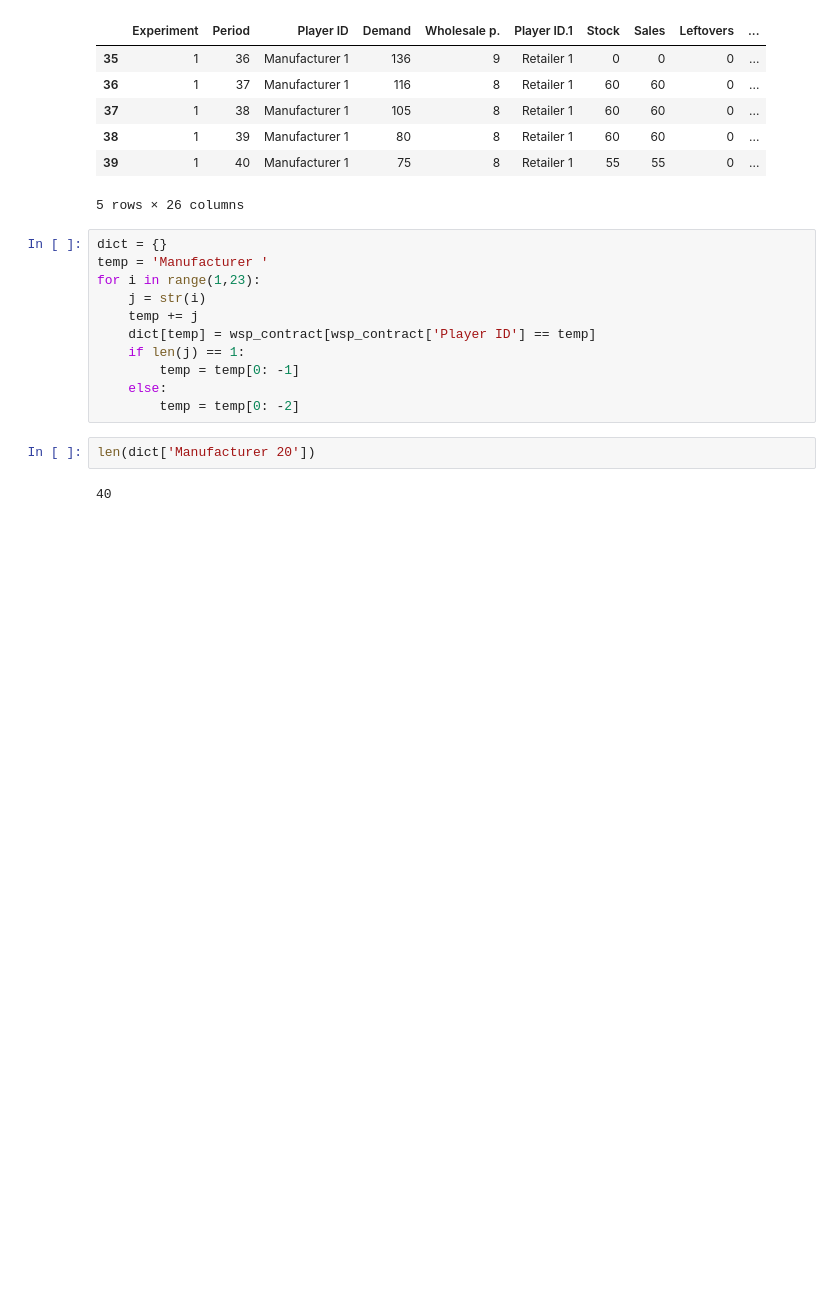
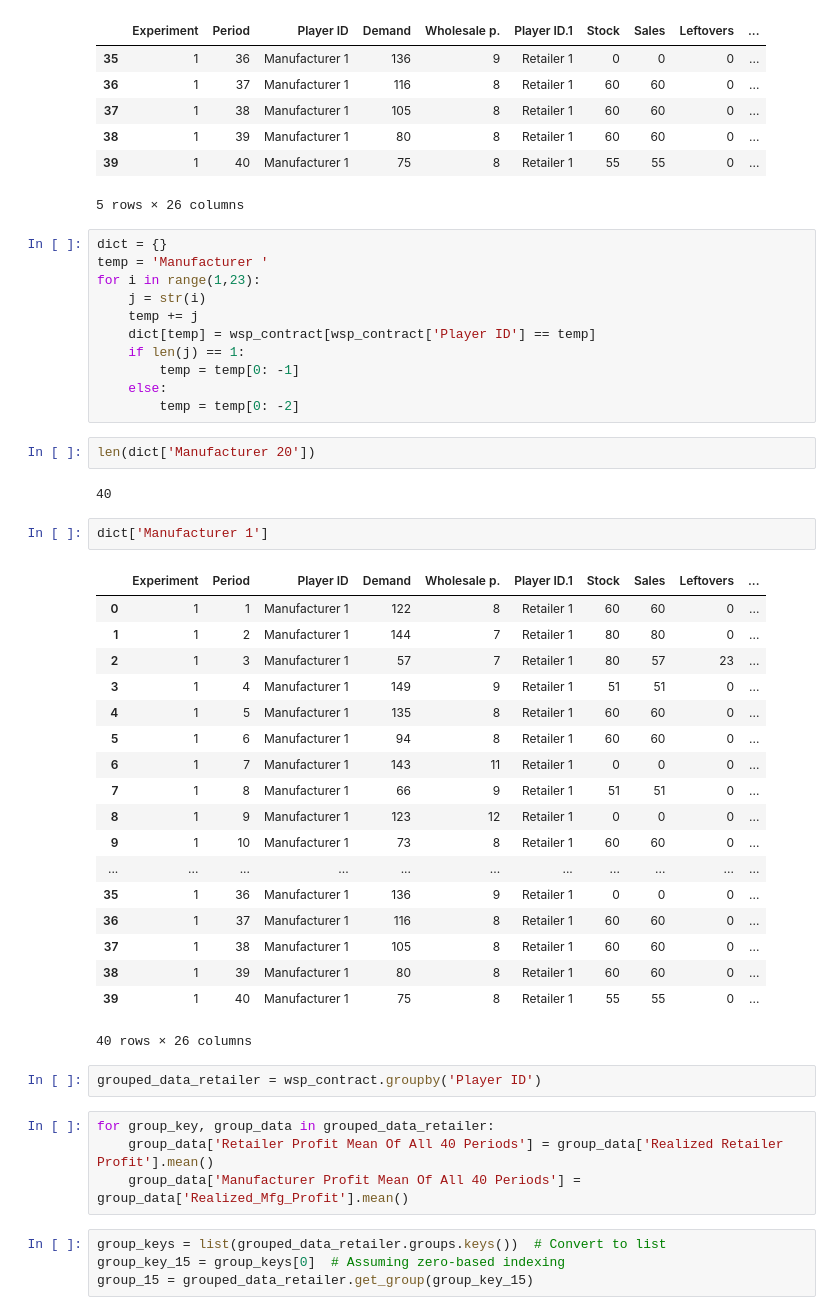
Before and after one commit to SerhanTelatar/Supply-Chain-Decision-Analysis, a Jupyter notebook: Notebooks/experiment/study-1-data-wsp.ipynb, the cells around one changed output. Saved outputs shown, nothing was run; the diff lists cells and outputs as text; blank space fills up the shorter version.

```diff
--- a/Notebooks/experiment/study-1-data-wsp.ipynb
+++ b/Notebooks/experiment/study-1-data-wsp.ipynb
@@ -223,3 +227,34 @@ for i in range(1,23):
 len(dict['Manufacturer 20'])
 # %% [output]
 40
+# %%
+dict['Manufacturer 1']
+# %% [output]
+|  | Experiment | Period | Player ID | Demand | Wholesale p. | Player ID.1 | Stock | Sales | Leftovers | ... |
+| 0 | 1 | 1 | Manufacturer 1 | 122 | 8 | Retailer 1 | 60 | 60 | 0 | ... |
+| 1 | 1 | 2 | Manufacturer 1 | 144 | 7 | Retailer 1 | 80 | 80 | 0 | ... |
+| 2 | 1 | 3 | Manufacturer 1 | 57 | 7 | Retailer 1 | 80 | 57 | 23 | ... |
+| 3 | 1 | 4 | Manufacturer 1 | 149 | 9 | Retailer 1 | 51 | 51 | 0 | ... |
+| 4 | 1 | 5 | Manufacturer 1 | 135 | 8 | Retailer 1 | 60 | 60 | 0 | ... |
+| 5 | 1 | 6 | Manufacturer 1 | 94 | 8 | Retailer 1 | 60 | 60 | 0 | ... |
+| 6 | 1 | 7 | Manufacturer 1 | 143 | 11 | Retailer 1 | 0 | 0 | 0 | ... |
+| 7 | 1 | 8 | Manufacturer 1 | 66 | 9 | Retailer 1 | 51 | 51 | 0 | ... |
+| 8 | 1 | 9 | Manufacturer 1 | 123 | 12 | Retailer 1 | 0 | 0 | 0 | ... |
+| 9 | 1 | 10 | Manufacturer 1 | 73 | 8 | Retailer 1 | 60 | 60 | 0 | ... |
+| ... | ... | ... | ... | ... | ... | ... | ... | ... | ... | ... |
+| 35 | 1 | 36 | Manufacturer 1 | 136 | 9 | Retailer 1 | 0 | 0 | 0 | ... |
+| 36 | 1 | 37 | Manufacturer 1 | 116 | 8 | Retailer 1 | 60 | 60 | 0 | ... |
+| 37 | 1 | 38 | Manufacturer 1 | 105 | 8 | Retailer 1 | 60 | 60 | 0 | ... |
+| 38 | 1 | 39 | Manufacturer 1 | 80 | 8 | Retailer 1 | 60 | 60 | 0 | ... |
+| 39 | 1 | 40 | Manufacturer 1 | 75 | 8 | Retailer 1 | 55 | 55 | 0 | ... |
+40 rows × 26 columns
+# %%
+grouped_data_retailer = wsp_contract.groupby('Player ID')
+# %%
+for group_key, group_data in grouped_data_retailer:
+    group_data['Retailer Profit Mean Of All 40 Periods'] = group_data['Realized Retailer Profit'].mean()
+    group_data['Manufacturer Profit Mean Of All 40 Periods'] = group_data['Realized_Mfg_Profit'].mean()
+# %%
+group_keys = list(grouped_data_retailer.groups.keys())  # Convert to list
+group_key_15 = group_keys[0]  # Assuming zero-based indexing
+group_15 = grouped_data_retailer.get_group(group_key_15)
```
Also changed, not shown: parts of 5 cells of this notebook.
